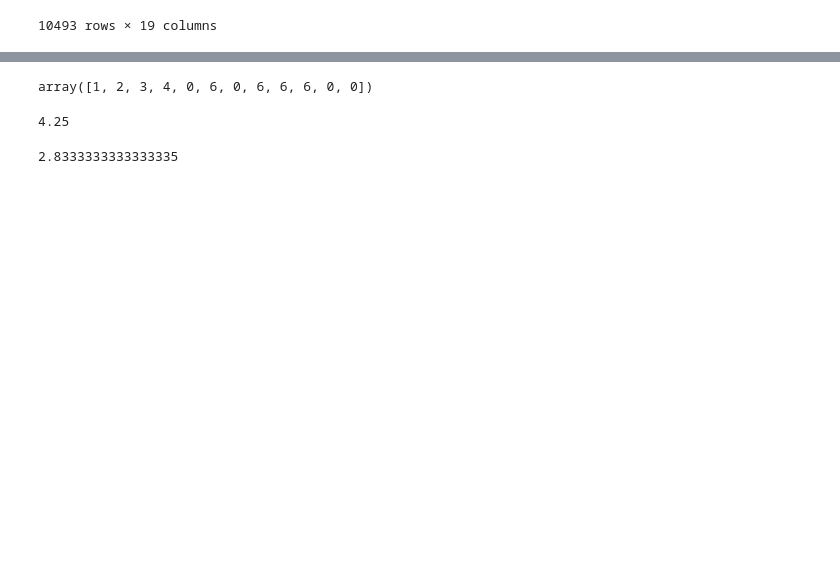
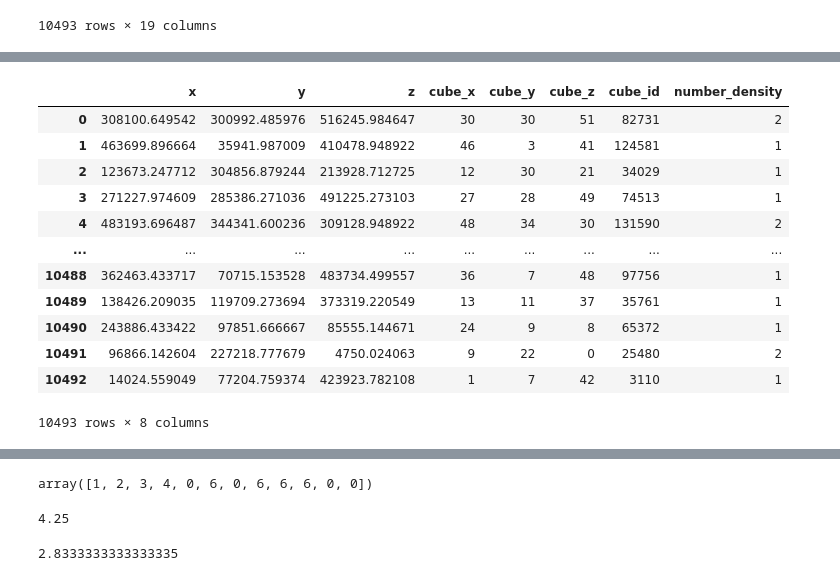
Before and after one commit to antolonappan/kSZscaler, a Jupyter notebook: Notebooks/dist.ipynb, the cells around one changed output, grey strips where cells are left out. Cells and saved outputs as stored; diff of their text form; code cells hidden in the pictures; blank space fills up the shorter version.

Commit message:
new cube def
Signed-off-by: Anto Idicherian Lonappan <antolonappan@icloud.com>

```diff
--- a/Notebooks/dist.ipynb
+++ b/Notebooks/dist.ipynb
@@ -33,3 +57,31 @@ dis.dataframe
+# %%
+data['cube_x'] = np.floor((data['x'] - min_x) / cube_size).astype(int)
+data['cube_y'] = np.floor((data['y'] - min_y) / cube_size).astype(int)
+data['cube_z'] = np.floor((data['z'] - min_z) / cube_size).astype(int)
+# %%
+data['cube_id'] = (data['cube_x'] * num_cubes_y * num_cubes_z +
+                       data['cube_y'] * num_cubes_z +
+                       data['cube_z'])
+# %%
+ number_density = data.groupby('cube_id').size().reset_index(name='number_density')
+# %%
+ data = data.merge(number_density, on='cube_id', how='left')
+# %%
+data
+# %% [output]
+|  | x | y | z | cube_x | cube_y | cube_z | cube_id | number_density |
+| 0 | 308100.649542 | 300992.485976 | 516245.984647 | 30 | 30 | 51 | 82731 | 2 |
+| 1 | 463699.896664 | 35941.987009 | 410478.948922 | 46 | 3 | 41 | 124581 | 1 |
+| 2 | 123673.247712 | 304856.879244 | 213928.712725 | 12 | 30 | 21 | 34029 | 1 |
+| 3 | 271227.974609 | 285386.271036 | 491225.273103 | 27 | 28 | 49 | 74513 | 1 |
+| 4 | 483193.696487 | 344341.600236 | 309128.948922 | 48 | 34 | 30 | 131590 | 2 |
+| ... | ... | ... | ... | ... | ... | ... | ... | ... |
+| 10488 | 362463.433717 | 70715.153528 | 483734.499557 | 36 | 7 | 48 | 97756 | 1 |
+| 10489 | 138426.209035 | 119709.273694 | 373319.220549 | 13 | 11 | 37 | 35761 | 1 |
+| 10490 | 243886.433422 | 97851.666667 | 85555.144671 | 24 | 9 | 8 | 65372 | 1 |
+| 10491 | 96866.142604 | 227218.777679 | 4750.024063 | 9 | 22 | 0 | 25480 | 2 |
+| 10492 | 14024.559049 | 77204.759374 | 423923.782108 | 1 | 7 | 42 | 3110 | 1 |
+10493 rows × 8 columns
 # %%
 dis.cube_density()
 # %%
```
Also changed, not shown: parts of 9 cells of this notebook, 1 other file.
